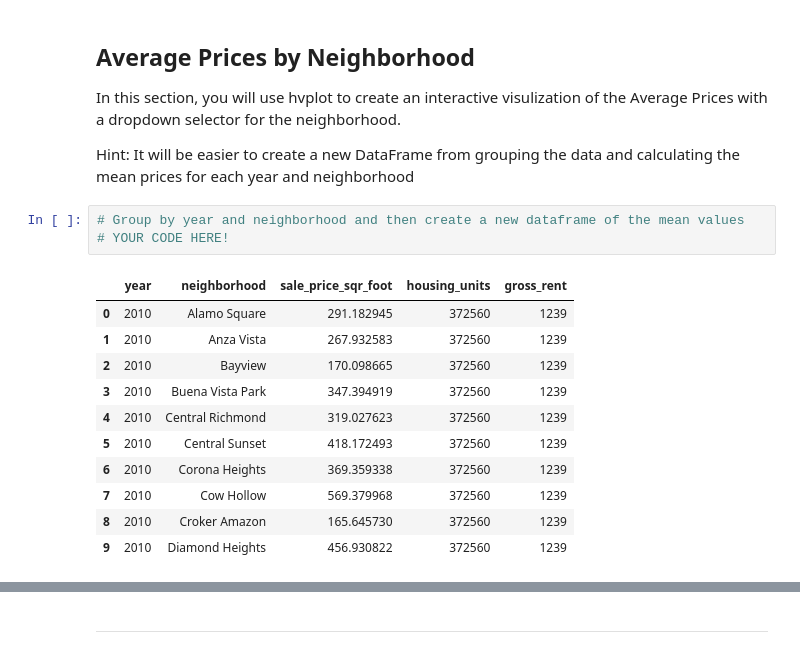
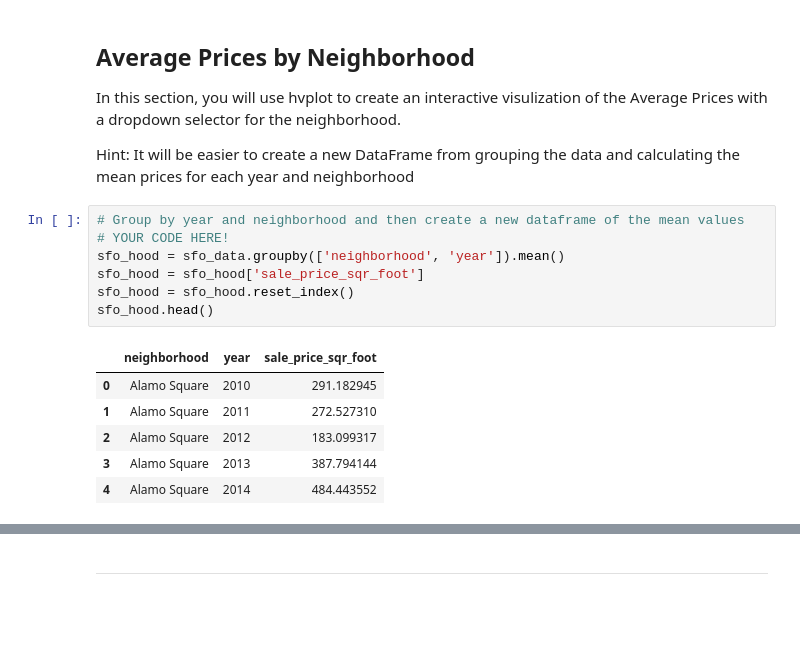
Before and after one commit to stew1922/Real_Estate_Dashboard, a Jupyter notebook: 06-PyViz/Instructions/Starter_Code/rental_analysis.ipynb, the cells around one changed output, grey strips where cells are left out. Saved outputs shown, nothing was run; the diff lists cells and outputs as text; blank space fills up the shorter version.

```diff
--- a/06-PyViz/Instructions/Starter_Code/rental_analysis.ipynb
+++ b/06-PyViz/Instructions/Starter_Code/rental_analysis.ipynb
@@ -120,18 +132,17 @@ Hint: It will be easier to create a new DataFrame from grouping the data and cal
 # %%
 # Group by year and neighborhood and then create a new dataframe of the mean values
 # YOUR CODE HERE!
+sfo_hood = sfo_data.groupby(['neighborhood', 'year']).mean()
+sfo_hood = sfo_hood['sale_price_sqr_foot']
+sfo_hood = sfo_hood.reset_index()
+sfo_hood.head()
 # %% [output]
-|  | year | neighborhood | sale_price_sqr_foot | housing_units | gross_rent |
-| 0 | 2010 | Alamo Square | 291.182945 | 372560 | 1239 |
-| 1 | 2010 | Anza Vista | 267.932583 | 372560 | 1239 |
-| 2 | 2010 | Bayview | 170.098665 | 372560 | 1239 |
-| 3 | 2010 | Buena Vista Park | 347.394919 | 372560 | 1239 |
-| 4 | 2010 | Central Richmond | 319.027623 | 372560 | 1239 |
-| 5 | 2010 | Central Sunset | 418.172493 | 372560 | 1239 |
-| 6 | 2010 | Corona Heights | 369.359338 | 372560 | 1239 |
-| 7 | 2010 | Cow Hollow | 569.379968 | 372560 | 1239 |
-| 8 | 2010 | Croker Amazon | 165.645730 | 372560 | 1239 |
-| 9 | 2010 | Diamond Heights | 456.930822 | 372560 | 1239 |
+|  | neighborhood | year | sale_price_sqr_foot |
+| 0 | Alamo Square | 2010 | 291.182945 |
+| 1 | Alamo Square | 2011 | 272.527310 |
+| 2 | Alamo Square | 2012 | 183.099317 |
+| 3 | Alamo Square | 2013 | 387.794144 |
+| 4 | Alamo Square | 2014 | 484.443552 |
 # %%
 # Use hvplot to create an interactive line chart of the average price per sq ft.
 # The plot should have a dropdown selector for the neighborhood
```
Also changed, not shown: parts of 7 cells of this notebook.
